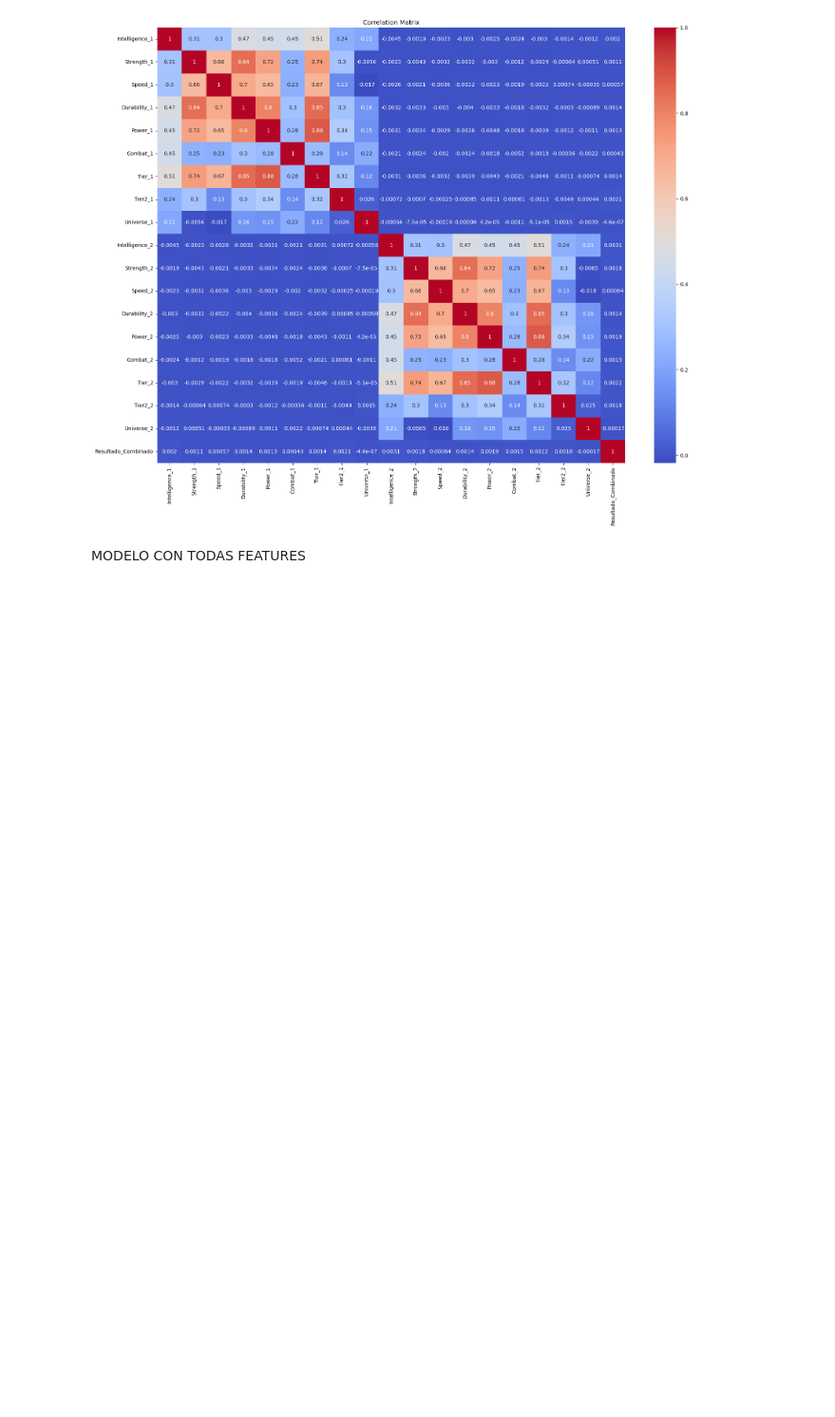
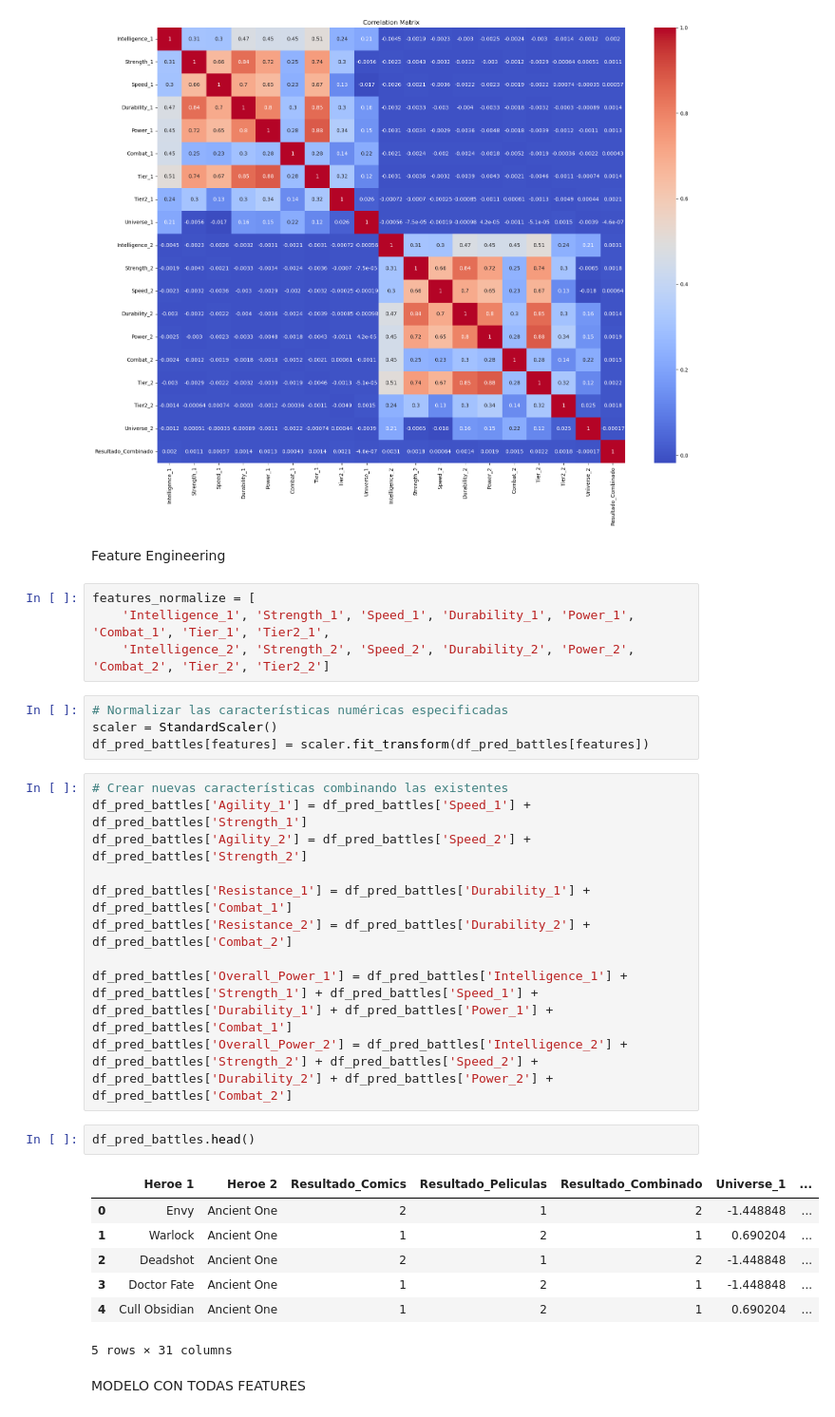
Before and after one commit to Lokhy87/Proyecto-Machine-Learning, a Jupyter notebook: Proyecto_ML.ipynb, the cells around one changed output. Shown: that part at 95% size. Saved outputs shown, nothing was run; the diff lists cells and outputs as text; blank space fills up the shorter version.

```diff
--- a/Proyecto_ML.ipynb
+++ b/Proyecto_ML.ipynb
@@ -219,5 +220,35 @@ plt.title('Correlation Matrix')
 plt.show()
 # %% [output]
 [figure]
+# %% [markdown]
+Feature Engineering
+# %%
+features_normalize = [
+    'Intelligence_1', 'Strength_1', 'Speed_1', 'Durability_1', 'Power_1', 'Combat_1', 'Tier_1', 'Tier2_1',
+    'Intelligence_2', 'Strength_2', 'Speed_2', 'Durability_2', 'Power_2', 'Combat_2', 'Tier_2', 'Tier2_2']
+# %%
+# Normalizar las características numéricas especificadas
+scaler = StandardScaler()
+df_pred_battles[features] = scaler.fit_transform(df_pred_battles[features])
+# %%
+# Crear nuevas características combinando las existentes
+df_pred_battles['Agility_1'] = df_pred_battles['Speed_1'] + df_pred_battles['Strength_1']
+df_pred_battles['Agility_2'] = df_pred_battles['Speed_2'] + df_pred_battles['Strength_2']
+
+df_pred_battles['Resistance_1'] = df_pred_battles['Durability_1'] + df_pred_battles['Combat_1']
+df_pred_battles['Resistance_2'] = df_pred_battles['Durability_2'] + df_pred_battles['Combat_2']
+
+df_pred_battles['Overall_Power_1'] = df_pred_battles['Intelligence_1'] + df_pred_battles['Strength_1'] + df_pred_battles['Speed_1'] + df_pred_battles['Durability_1'] + df_pred_battles['Power_1'] + df_pred_battles['Combat_1']
+df_pred_battles['Overall_Power_2'] = df_pred_battles['Intelligence_2'] + df_pred_battles['Strength_2'] + df_pred_battles['Speed_2'] + df_pred_battles['Durability_2'] + df_pred_battles['Power_2'] + df_pred_battles['Combat_2']
+# %%
+df_pred_battles.head()
+# %% [output]
+|  | Heroe 1 | Heroe 2 | Resultado_Comics | Resultado_Peliculas | Resultado_Combinado | Universe_1 | ... |
+| 0 | Envy | Ancient One | 2 | 1 | 2 | -1.448848 | ... |
+| 1 | Warlock | Ancient One | 1 | 2 | 1 | 0.690204 | ... |
+| 2 | Deadshot | Ancient One | 2 | 1 | 2 | -1.448848 | ... |
+| 3 | Doctor Fate | Ancient One | 1 | 2 | 1 | -1.448848 | ... |
+| 4 | Cull Obsidian | Ancient One | 1 | 2 | 1 | 0.690204 | ... |
+5 rows × 31 columns
 # %% [markdown]
 MODELO CON TODAS FEATURES
```
Also changed, not shown: parts of 9 cells of this notebook.
